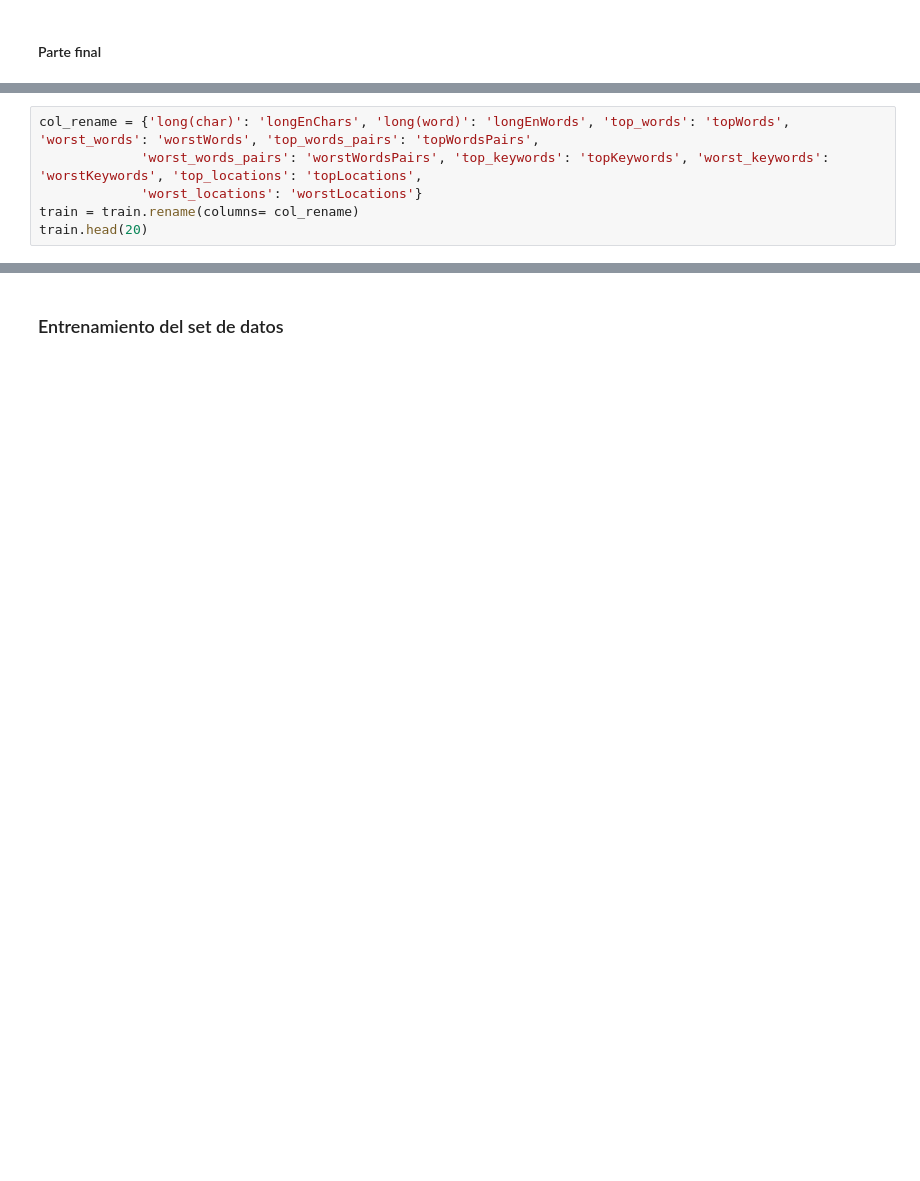
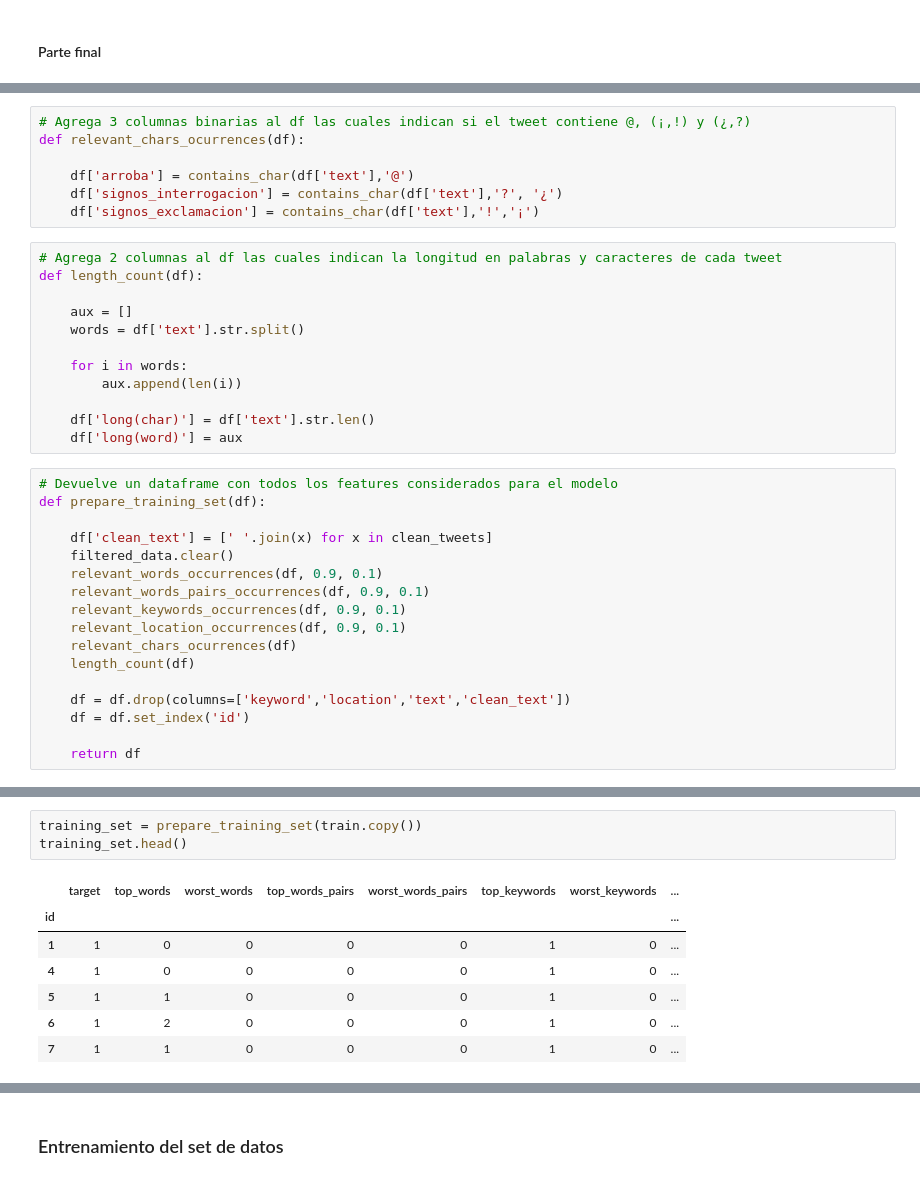
Before and after one commit to RiedelNicolas/TP2-Organizacion-de-Datos, a Jupyter notebook: modelo_1.ipynb, the cells around one changed output, grey strips where cells are left out. Saved outputs shown, nothing was run; the diff lists cells and outputs as text; blank space fills up the shorter version.

Commit message:
Emprolijo modelo 1

```diff
--- a/modelo_1.ipynb
+++ b/modelo_1.ipynb
@@ -304,6 +208,0 @@ train.head(20)
-# %%
-col_rename = {'long(char)': 'longEnChars', 'long(word)': 'longEnWords', 'top_words': 'topWords', 'worst_words': 'worstWords', 'top_words_pairs': 'topWordsPairs',
-             'worst_words_pairs': 'worstWordsPairs', 'top_keywords': 'topKeywords', 'worst_keywords': 'worstKeywords', 'top_locations': 'topLocations',
-             'worst_locations': 'worstLocations'}
-train = train.rename(columns= col_rename)
-train.head(20)
@@ -328,0 +258,36 @@ train.head(20)
+# %%
+# Agrega 3 columnas binarias al df las cuales indican si el tweet contiene @, (¡,!) y (¿,?)
+def relevant_chars_ocurrences(df):
+
+    df['arroba'] = contains_char(df['text'],'@')
+    df['signos_interrogacion'] = contains_char(df['text'],'?', '¿')
+    df['signos_exclamacion'] = contains_char(df['text'],'!','¡')
+# %%
+# Agrega 2 columnas al df las cuales indican la longitud en palabras y caracteres de cada tweet
+def length_count(df):
+
+    aux = []
+    words = df['text'].str.split()
+
+    for i in words:
+        aux.append(len(i))
+
+    df['long(char)'] = df['text'].str.len()
+    df['long(word)'] = aux
+# %%
+# Devuelve un dataframe con todos los features considerados para el modelo
+def prepare_training_set(df):
+
+    df['clean_text'] = [' '.join(x) for x in clean_tweets]
+    filtered_data.clear()
+    relevant_words_occurrences(df, 0.9, 0.1)
+    relevant_words_pairs_occurrences(df, 0.9, 0.1)
+    relevant_keywords_occurrences(df, 0.9, 0.1)
+    relevant_location_occurrences(df, 0.9, 0.1)
+    relevant_chars_ocurrences(df)
+    length_count(df)
+
+    df = df.drop(columns=['keyword','location','text','clean_text'])
+    df = df.set_index('id')
+
+    return df
@@ -328,0 +317,11 @@ train.head(20)
+# %%
+training_set = prepare_training_set(train.copy())
+training_set.head()
+# %% [output]
+|  | target | top_words | worst_words | top_words_pairs | worst_words_pairs | top_keywords | worst_keywords | ... |
+| id |  |  |  |  |  |  |  | ... |
+| 1 | 1 | 0 | 0 | 0 | 0 | 1 | 0 | ... |
+| 4 | 1 | 0 | 0 | 0 | 0 | 1 | 0 | ... |
+| 5 | 1 | 1 | 0 | 0 | 0 | 1 | 0 | ... |
+| 6 | 1 | 2 | 0 | 0 | 0 | 1 | 0 | ... |
+| 7 | 1 | 1 | 0 | 0 | 0 | 1 | 0 | ... |
```
Also changed, not shown: parts of 58 cells of this notebook.
